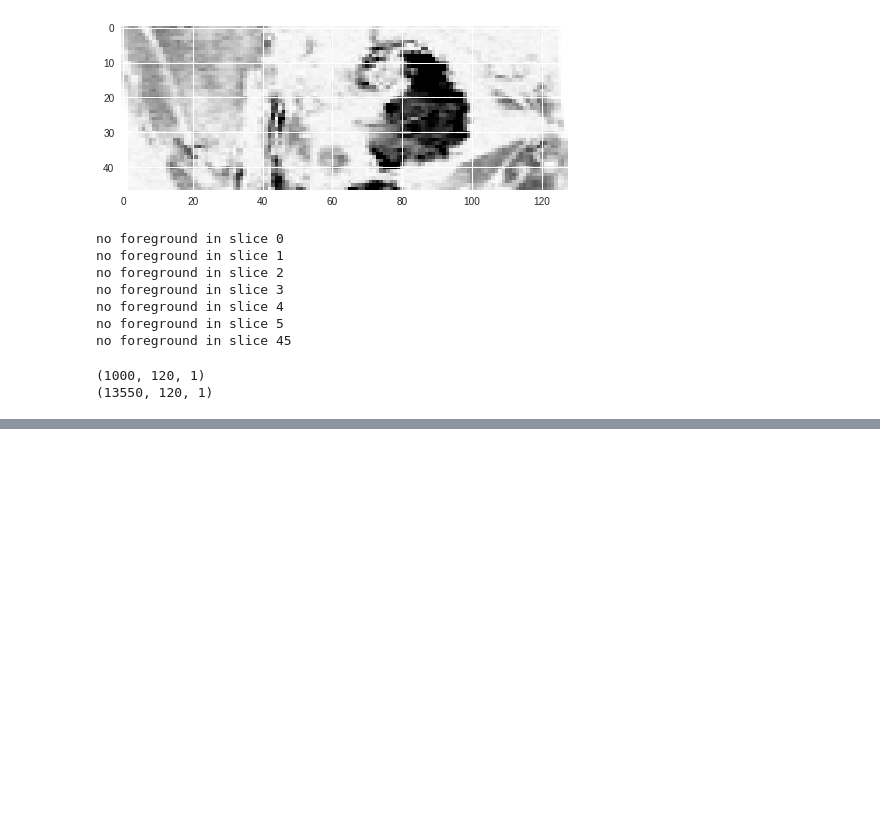
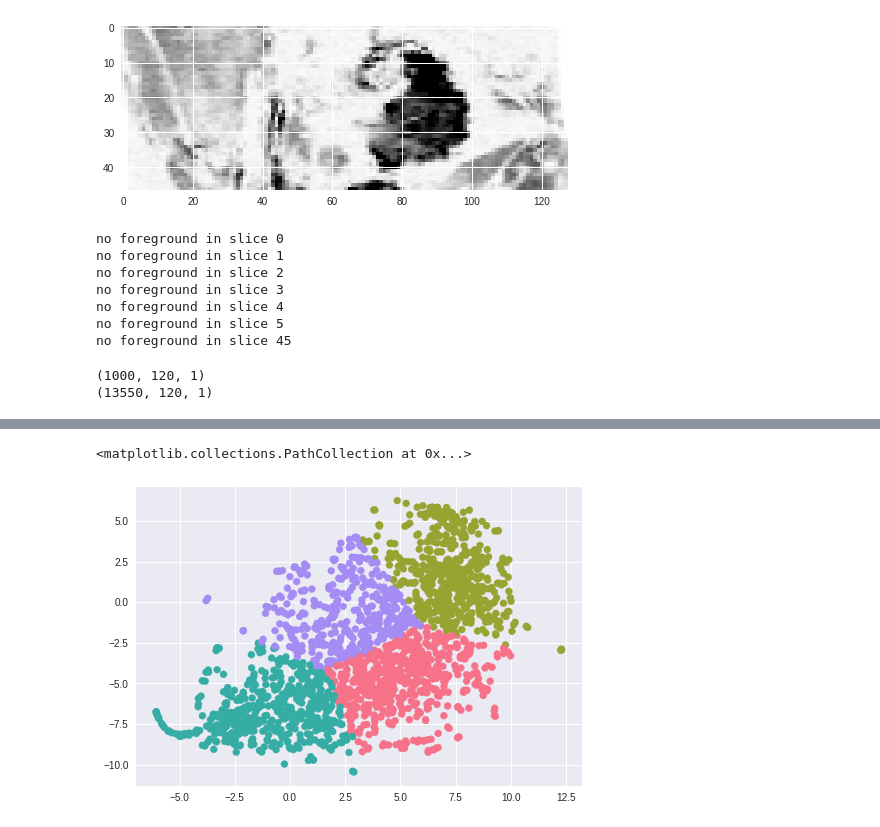
Before and after one commit to ays0110/bean, a Jupyter notebook: Experiment 7.ipynb, the cells around one changed output, grey strips where cells are left out. Saved outputs shown, nothing was run; the diff lists cells and outputs as text; code cells hidden in the pictures; blank space fills up the shorter version.

```diff
--- a/Experiment 7.ipynb
+++ b/Experiment 7.ipynb
@@ -369,0 +376,18 @@ plt.scatter(X_tsne[:, 0], X_tsne[:, 1])
+# %%
+# color (kmeans) and label
+from sklearn.cluster import KMeans
+qualitative_clusters = 4
+
+my_kmeans = KMeans(n_clusters=qualitative_clusters, n_init=10)
+
+rgbs = [np.array(c) for c in sns.color_palette("husl", qualitative_clusters)]
+
+my_kmeans.fit(X_tsne)
+labels = my_kmeans.labels_
+
+colors = [rgbs[i] for i in labels]
+
+plt.scatter(X_tsne[:, 0], X_tsne[:, 1], c=colors)
+# %% [output]
+<matplotlib.collections.PathCollection at 0x...>
+[figure, added]
```
Also changed, not shown: parts of 10 cells of this notebook, 3 other files.
